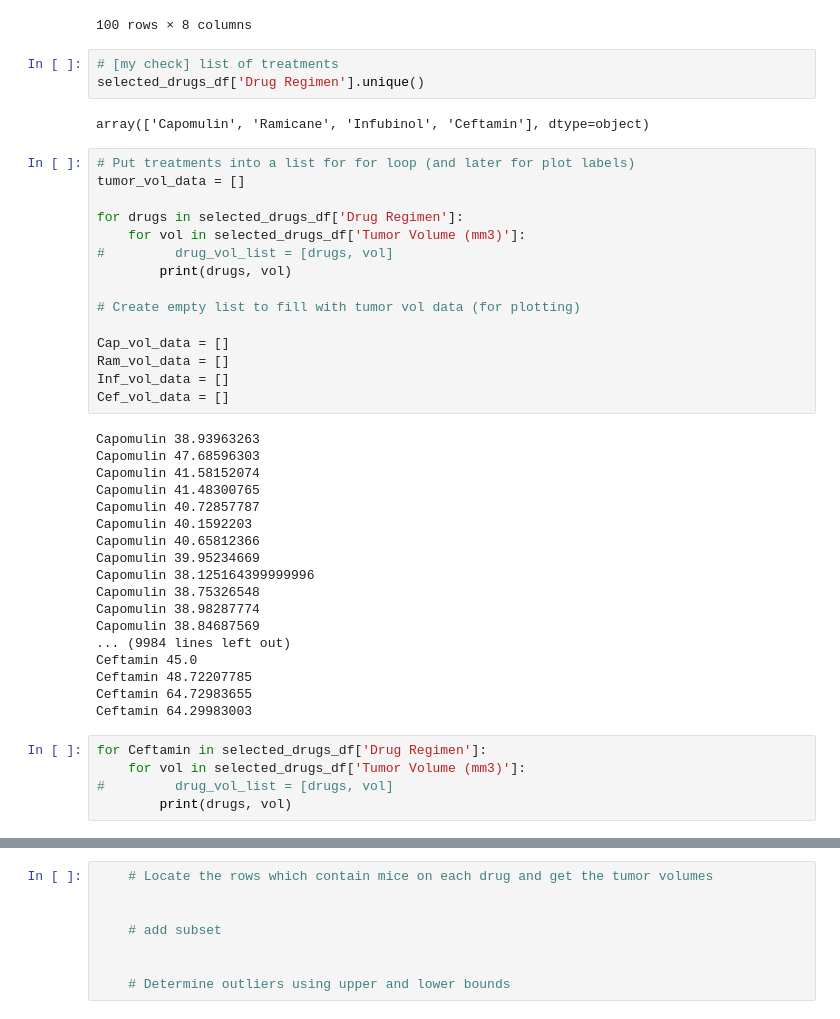
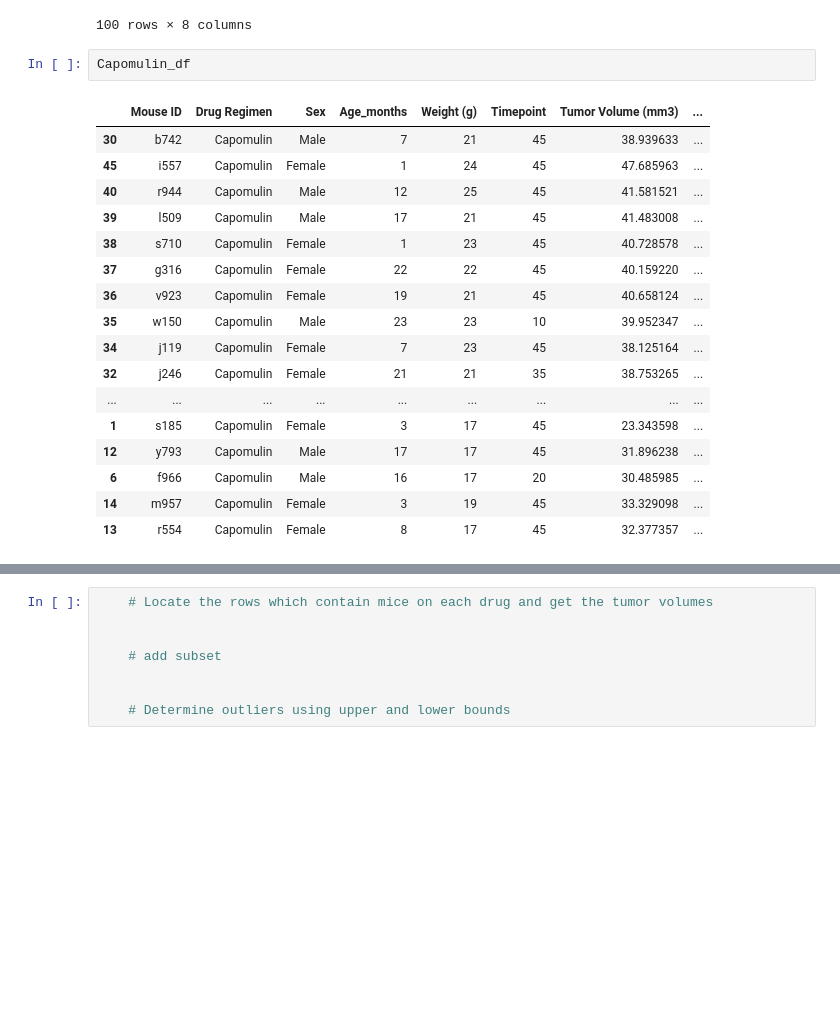
Before and after one commit to NathanJPotter/Matplotlib-challenge-np, a Jupyter notebook: Pymaceuticals/pymaceuticals_starter.ipynb, the cells around one changed output, grey strips where cells are left out. Drawn from its saved outputs; the diff is of its cells as text; blank space fills up the shorter version.

```diff
--- a/Pymaceuticals/pymaceuticals_starter.ipynb
+++ b/Pymaceuticals/pymaceuticals_starter.ipynb
@@ -364,46 +364,23 @@ selected_drugs_df
 | 242 | y865 | Ceftamin | Male | 23 | 26 | 45 | 64.729837 | ... |
 | 139 | l733 | Ceftamin | Female | 4 | 30 | 45 | 64.299830 | ... |
 100 rows × 8 columns
-# %%
-# [my check] list of treatments
-selected_drugs_df['Drug Regimen'].unique()
-# %% [output]
-array(['Capomulin', 'Ramicane', 'Infubinol', 'Ceftamin'], dtype=object)
-# %%
-# Put treatments into a list for for loop (and later for plot labels)
-tumor_vol_data = []
-
-for drugs in selected_drugs_df['Drug Regimen']:
-    for vol in selected_drugs_df['Tumor Volume (mm3)']:
-#         drug_vol_list = [drugs, vol]
-        print(drugs, vol)
-
-# Create empty list to fill with tumor vol data (for plotting)
-
-Cap_vol_data = []
-Ram_vol_data = []
-Inf_vol_data = []
-Cef_vol_data = []
-# %% [output]
-Capomulin 38.93963263
-Capomulin 47.68596303
-Capomulin 41.58152074
-Capomulin 41.48300765
-Capomulin 40.72857787
-Capomulin 40.1592203
-Capomulin 40.65812366
-Capomulin 39.95234669
-Capomulin 38.125164399999996
-Capomulin 38.75326548
-Capomulin 38.98287774
-Capomulin 38.84687569
-... (9984 lines left out)
-Ceftamin 45.0
-Ceftamin 48.72207785
-Ceftamin 64.72983655
-Ceftamin 64.29983003
-# %%
-for Ceftamin in selected_drugs_df['Drug Regimen']:
-    for vol in selected_drugs_df['Tumor Volume (mm3)']:
-#         drug_vol_list = [drugs, vol]
-        print(drugs, vol)
+# %%
+Capomulin_df
+# %% [output]
+|  | Mouse ID | Drug Regimen | Sex | Age_months | Weight (g) | Timepoint | Tumor Volume (mm3) | ... |
+| 30 | b742 | Capomulin | Male | 7 | 21 | 45 | 38.939633 | ... |
+| 45 | i557 | Capomulin | Female | 1 | 24 | 45 | 47.685963 | ... |
+| 40 | r944 | Capomulin | Male | 12 | 25 | 45 | 41.581521 | ... |
+| 39 | l509 | Capomulin | Male | 17 | 21 | 45 | 41.483008 | ... |
+| 38 | s710 | Capomulin | Female | 1 | 23 | 45 | 40.728578 | ... |
+| 37 | g316 | Capomulin | Female | 22 | 22 | 45 | 40.159220 | ... |
+| 36 | v923 | Capomulin | Female | 19 | 21 | 45 | 40.658124 | ... |
+| 35 | w150 | Capomulin | Male | 23 | 23 | 10 | 39.952347 | ... |
+| 34 | j119 | Capomulin | Female | 7 | 23 | 45 | 38.125164 | ... |
+| 32 | j246 | Capomulin | Female | 21 | 21 | 35 | 38.753265 | ... |
+| ... | ... | ... | ... | ... | ... | ... | ... | ... |
+| 1 | s185 | Capomulin | Female | 3 | 17 | 45 | 23.343598 | ... |
+| 12 | y793 | Capomulin | Male | 17 | 17 | 45 | 31.896238 | ... |
+| 6 | f966 | Capomulin | Male | 16 | 17 | 20 | 30.485985 | ... |
+| 14 | m957 | Capomulin | Female | 3 | 19 | 45 | 33.329098 | ... |
+| 13 | r554 | Capomulin | Female | 8 | 17 | 45 | 32.377357 | ... |
```
Also changed, not shown: parts of 7 cells of this notebook.
